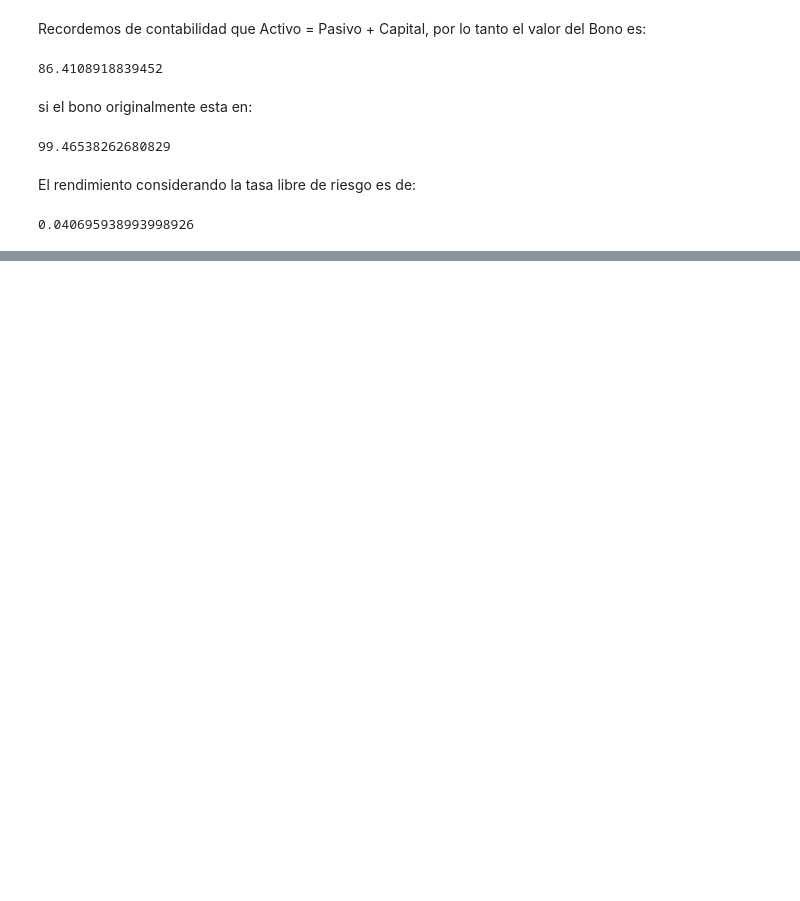
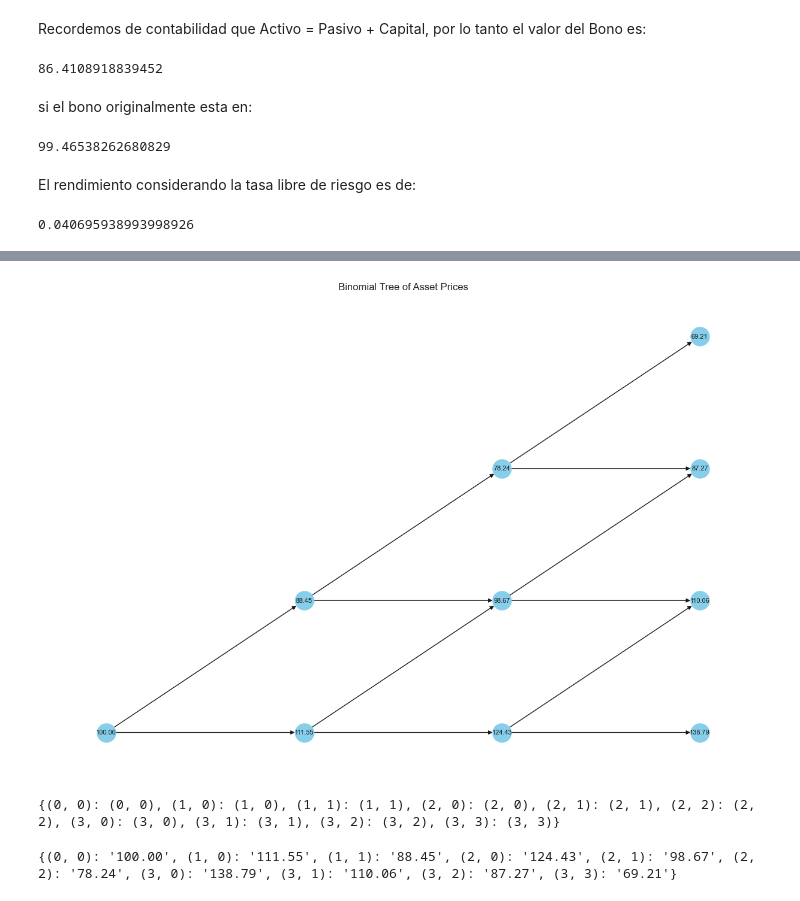
Before and after one commit to ivandeluna/ejercicios-clase, a Jupyter notebook: afi_ss2024.ipynb, the cells around one changed output, grey strips where cells are left out. Saved outputs shown, nothing was run; the diff lists cells and outputs as text; code cells hidden in the pictures; blank space fills up the shorter version.

```diff
--- a/afi_ss2024.ipynb
+++ b/afi_ss2024.ipynb
@@ -480,0 +609,70 @@ print(np.log(K/B)/tau - r)
+# %%
+import numpy as np
+import matplotlib.pyplot as plt
+import networkx as nx
+
+# Parameters
+S0 = 100  # Initial stock price
+K = 100   # Strike price
+T = 1.0   # Time to maturity (in years)
+r = 0.05  # Risk-free interest rate
+sigma = 0.2  # Volatility
+N = 3     # Number of time steps
+
+# Calculate the derived parameters
+dt = T / N  # Time step
+u = 1 + sigma * (dt ** 0.5)  # Up factor
+d = 1 - sigma * (dt ** 0.5)  # Down factor
+p = (np.exp(r * dt) - d) / (u - d)  # Risk-neutral probability
+
+# Initialize asset price tree with zeros
+asset_prices = np.zeros((N + 1, N + 1))
+asset_prices[0, 0] = S0
+
+# Fill in the asset price tree
+for i in range(1, N + 1):
+    for j in range(i + 1):
+        asset_prices[j, i] = S0 * (u ** (i - j)) * (d ** j)
+
+print("Asset Prices Tree:")
+print(asset_prices)
+
+# Initialize option price tree with zeros
+option_prices = np.zeros((N + 1, N + 1))
+
+# Calculate the option values at maturity
+for j in range(N + 1):
+    option_prices[j, N] = max(0, asset_prices[j, N] - K)  # Call option
+
+# Work backward through the tree
+for i in range(N - 1, -1, -1):
+    for j in range(i + 1):
+        option_prices[j, i] = np.exp(-r * dt) * (p * option_prices[j, i + 1] + (1 - p) * option_prices[j + 1, i + 1])
+
+print("Option Prices Tree:")
+print(option_prices)
+
+# Create a directed graph
+G = nx.DiGraph()
+
+# Add nodes and edges
+for i in range(N + 1):
+    for j in range(i + 1):
+        G.add_node((i, j), pos=(i, j))
+        if i < N:
+            G.add_edge((i, j), (i + 1, j))
+            G.add_edge((i, j), (i + 1, j + 1))
+
+# Get positions
+pos = nx.get_node_attributes(G, 'pos')
+
+# Draw the graph
+plt.figure(figsize=(12, 8))
+nx.draw(G, pos, with_labels=False, node_size=500, node_color='skyblue', font_size=10, font_color='black')
+nx.draw_networkx_labels(G,
+                        pos,
+                        labels={(i, j): f'{asset_prices[j, i]:.2f}' for i in range(N + 1) for j in range(i + 1) if i < N+1},
+                        font_size=8)
+plt.title('Binomial Tree of Asset Prices')
+plt.show()
+# %% [output]
@@ -480,0 +689,10 @@ print(np.log(K/B)/tau - r)
+[figure, added]
+# %%
+print(pos)
+# %% [output]
+{(0, 0): (0, 0), (1, 0): (1, 0), (1, 1): (1, 1), (2, 0): (2, 0), (2, 1): (2, 1), (2, 2): (2, 2), (3, 0): (3, 0), (3, 1): (3, 1), (3, 2): (3, 2), (3, 3): (3, 3)}
+# %%
+labels={(i, j): f'{asset_prices[j, i]:.2f}' for i in range(N + 1) for j in range(i + 1) if i < N+1}
+print(labels)
+# %% [output]
+{(0, 0): '100.00', (1, 0): '111.55', (1, 1): '88.45', (2, 0): '124.43', (2, 1): '98.67', (2, 2): '78.24', (3, 0): '138.79', (3, 1): '110.06', (3, 2): '87.27', (3, 3): '69.21'}
```
Also changed, not shown: parts of 16 cells of this notebook.
